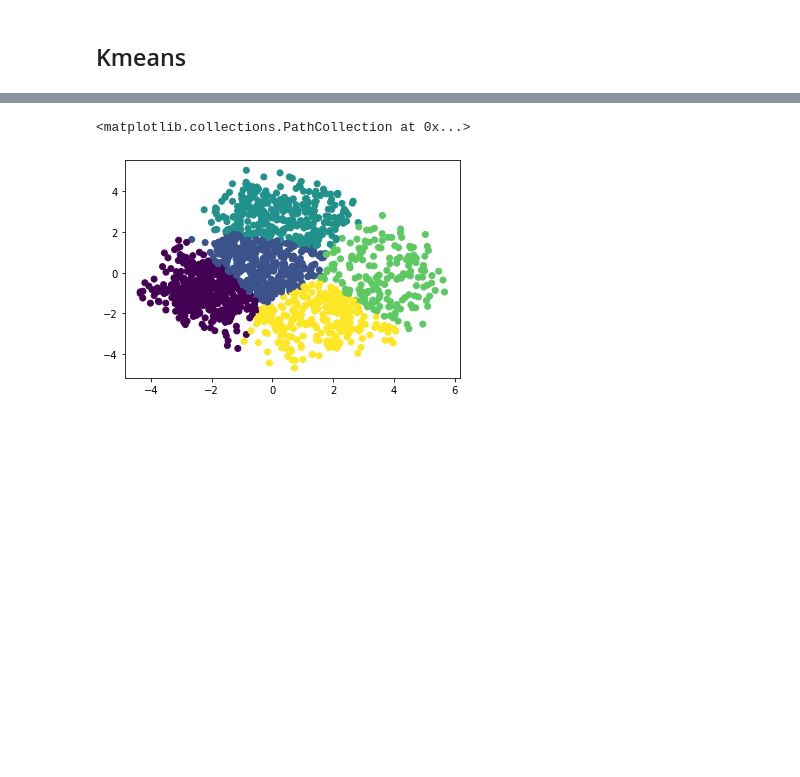
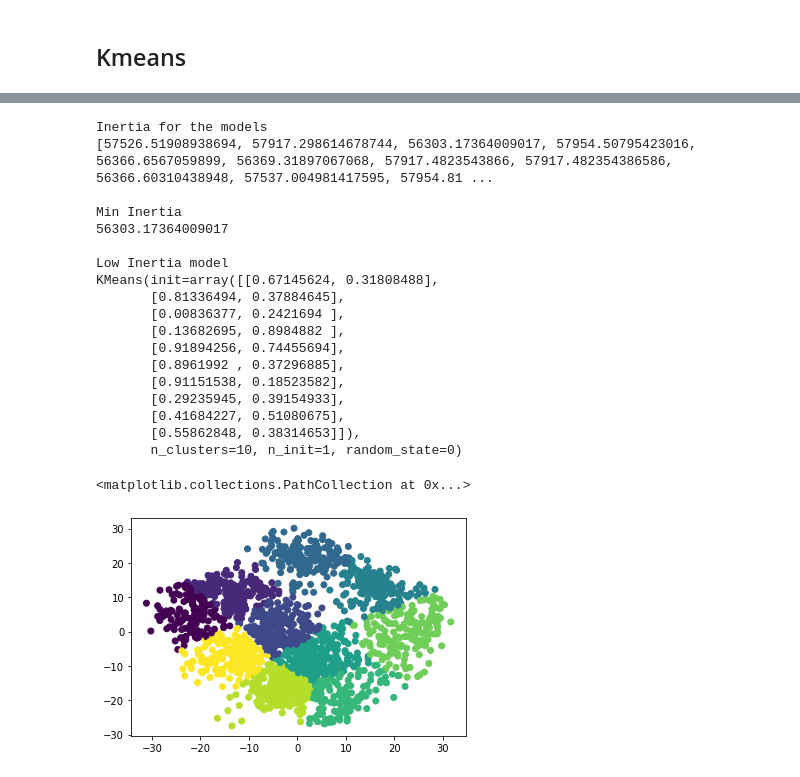
Before and after one commit to mosemb/Assignments_Wellbeing-Technologies, a Jupyter notebook: Assignment3/Assignment_3.ipynb, the cells around one changed output, grey strips where cells are left out. Saved outputs shown, nothing was run; the diff lists cells and outputs as text; code cells hidden in the pictures; blank space fills up the shorter version.

Commit message:
clusters

```diff
--- a/Assignment3/Assignment_3.ipynb
+++ b/Assignment3/Assignment_3.ipynb
@@ -381,6 +419,27 @@ array([0.07828544, 0.06658118])
 # %%
-# Plot the predictions
+# Plot the predictions reduced data for visualization purposes
+rdata = Kmeans_c(10, 10,reduced_data)
+predictc = rdata.predict(reduced_data)
+#predict = best_model.predict(X)
 plt.scatter(reduced_data[:,0],reduced_data[:,1], c=predictc)
 # %% [output]
-<matplotlib.collections.PathCollection at 0x...>
+Inertia for the models
+[57526.51908938694, 57917.298614678744, 56303.17364009017, 57954.50795423016, 56366.6567059899, 56369.31897067068, 57917.4823543866, 57917.482354386586, 56366.60310438948, 57537.004981417595, 57954.81 ...
+
+Min Inertia
+56303.17364009017
+
+Low Inertia model
+KMeans(init=array([[0.67145624, 0.31808488],
+       [0.81336494, 0.37884645],
+       [0.00836377, 0.2421694 ],
+       [0.13682695, 0.8984882 ],
+       [0.91894256, 0.74455694],
+       [0.8961992 , 0.37296885],
+       [0.91151538, 0.18523582],
+       [0.29235945, 0.39154933],
+       [0.41684227, 0.51080675],
+       [0.55862848, 0.38314653]]),
+       n_clusters=10, n_init=1, random_state=0)
+<matplotlib.collections.PathCollection at 0x...>
-[figure, old version]
+[figure, new version]
```
Also changed, not shown: parts of 41 cells of this notebook.
